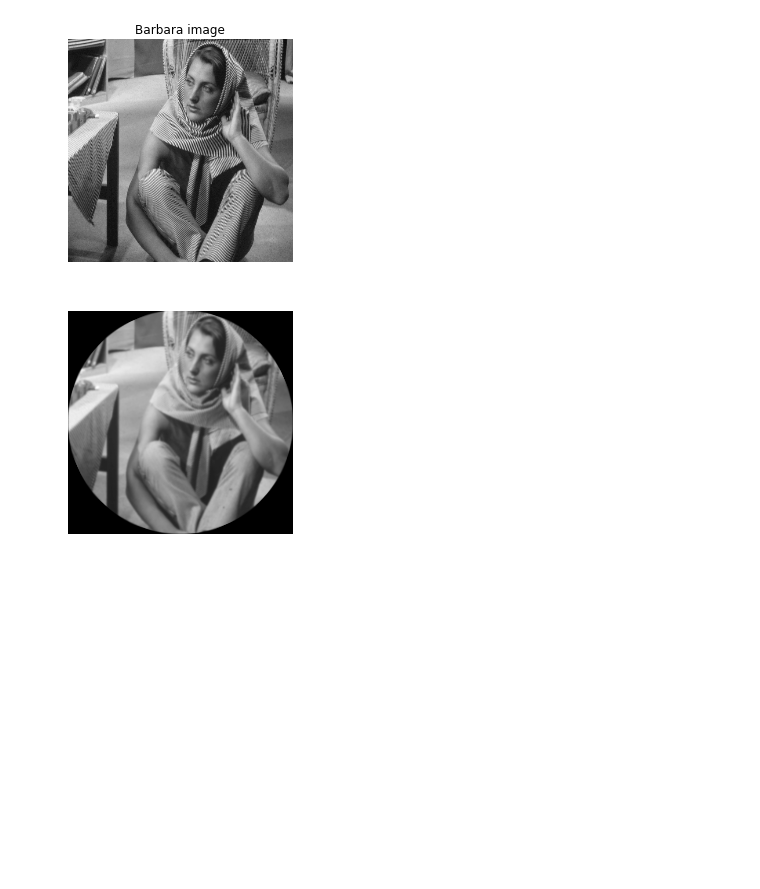
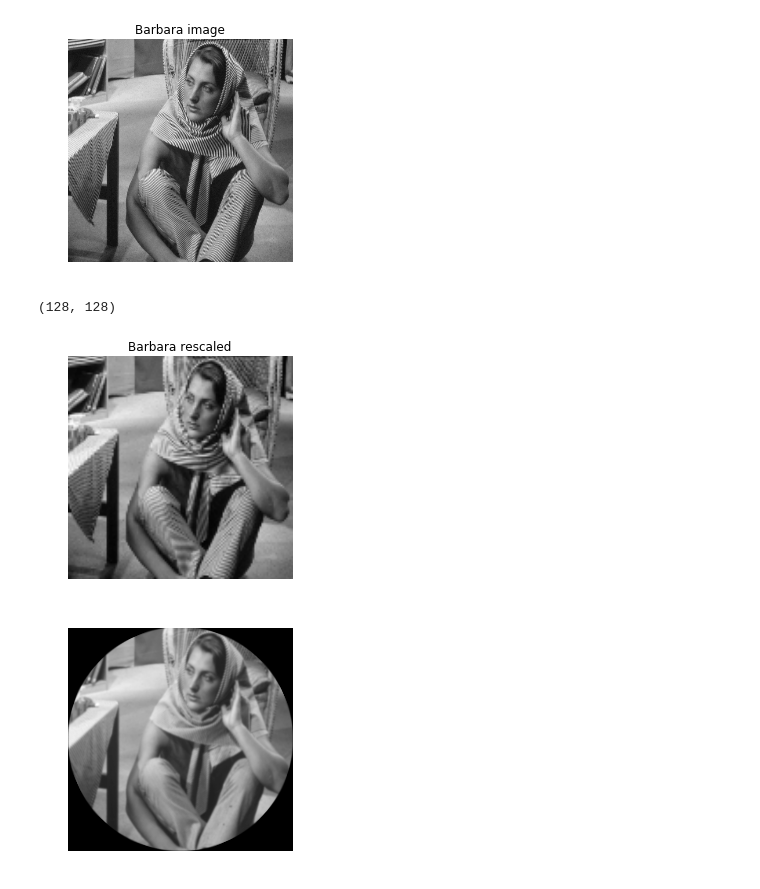
Before and after one commit to str4w/ImageRotation_PWL, a Jupyter notebook: UnserRotation.ipynb, the cells around one changed output. Drawn from its saved outputs; the diff is of its cells as text; code cells hidden in the pictures; blank space fills up the shorter version.

```diff
--- a/UnserRotation.ipynb
+++ b/UnserRotation.ipynb
@@ -15,11 +24,19 @@ def show(img):
     im=plt.imshow(img,cmap='gray')
     plt.gca().axis('off')
 # %%
-barbara=skio.imread("Data/barbara.bmp")
+barbara=skio.imread("Data/barbara.bmp").astype(np.float)
 show(barbara)
 dummy=plt.title("Barbara image")
+plt.show()
+bsmall=ski_scale(barbara,(0.25,0.25))
+print bsmall.shape
+show(bsmall)
+dummy=plt.title("Barbara rescaled")
+plt.show()
 # %% [output]
 [figure]
+(128, 128)
+[figure, added]
 # %%
 def rotate_fullcircle(img,steps,rotation_algorithm):
     out=img.copy()
```
Also changed, not shown: parts of 7 cells of this notebook.
